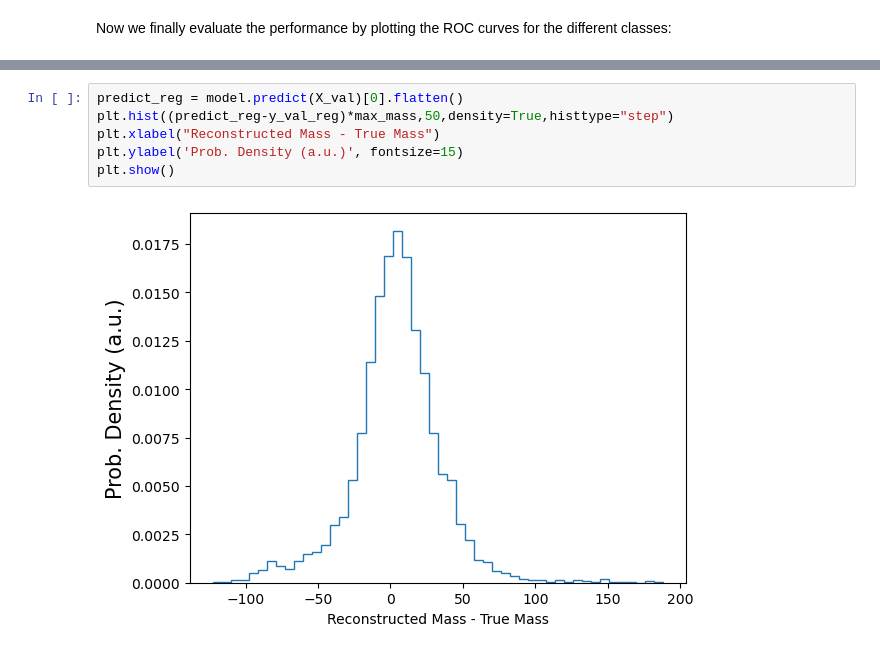
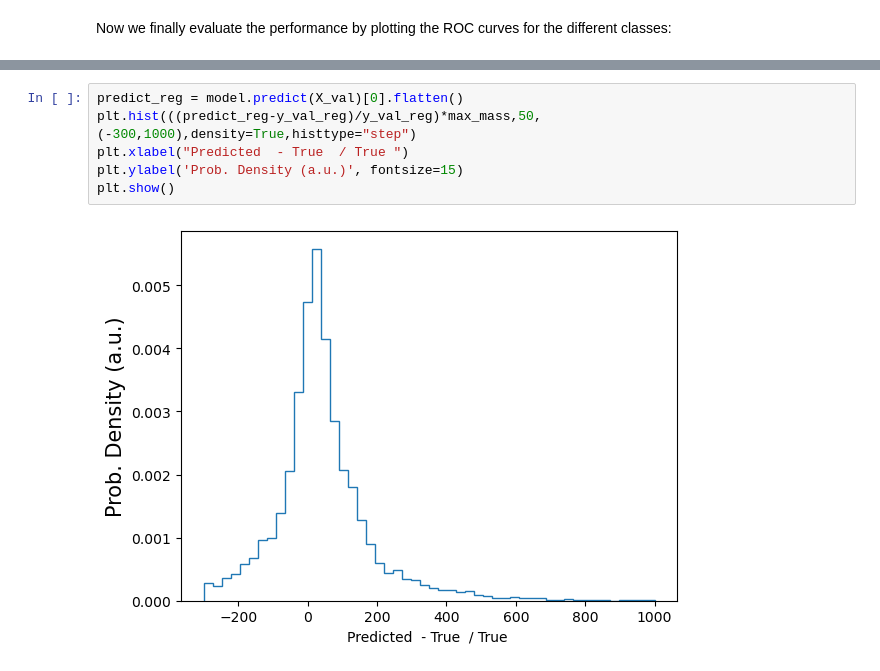
Before and after one commit to ChSonnabend/SSI_2023, a Jupyter notebook: EF4/Victor.ipynb, the cells around one changed output, grey strips where cells are left out. Saved outputs shown, nothing was run; the diff lists cells and outputs as text.

```diff
--- a/EF4/Victor.ipynb
+++ b/EF4/Victor.ipynb
@@ -236,8 +283,8 @@ plt.show()
 # %%
 predict_reg = model.predict(X_val)[0].flatten()
-plt.hist((predict_reg-y_val_reg)*max_mass,50,density=True,histtype="step")
-plt.xlabel("Reconstructed Mass - True Mass")
+plt.hist(((predict_reg-y_val_reg)/y_val_reg)*max_mass,50,(-300,1000),density=True,histtype="step")
+plt.xlabel("Predicted  - True  / True ")
 plt.ylabel('Prob. Density (a.u.)', fontsize=15)
 plt.show()
 # %% [output]
-[figure, old version]
+[figure, new version]
```
Also changed, not shown: parts of 7 cells of this notebook.
